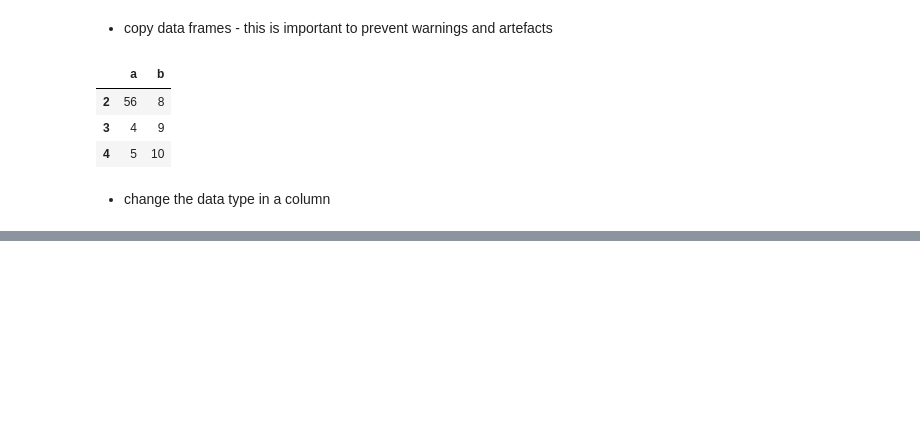
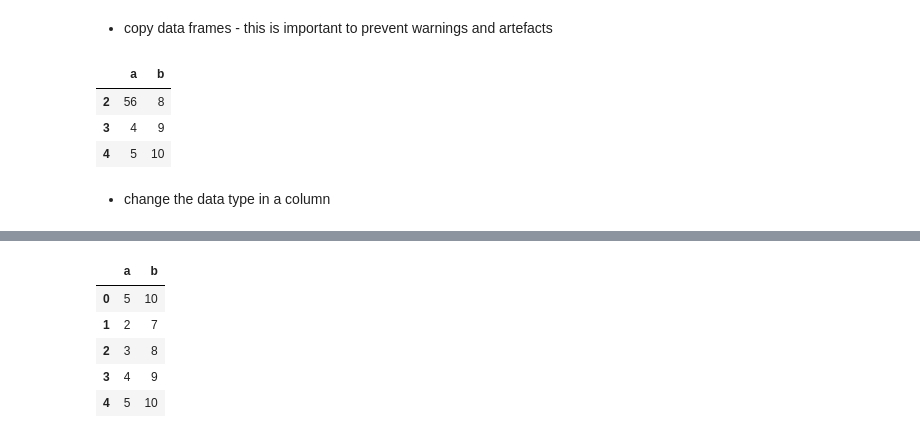
Before and after one commit to avkch/Python-for-beginners, a Jupyter notebook: Python for beginners.ipynb, the cells around one changed output, grey strips where cells are left out. Drawn from its saved outputs; the diff is of its cells as text; code cells hidden in the pictures; blank space fills up the shorter version.

```diff
--- a/Python for beginners.ipynb
+++ b/Python for beginners.ipynb
@@ -1919,0 +1956,10 @@ df2
+# %%
+df1.iloc[0, 1] = 10
+df1
+# %% [output]
+|  | a | b |
+| 0 | 5 | 10 |
+| 1 | 2 | 7 |
+| 2 | 3 | 8 |
+| 3 | 4 | 9 |
+| 4 | 5 | 10 |
```
Also changed, not shown: parts of 39 cells of this notebook.
